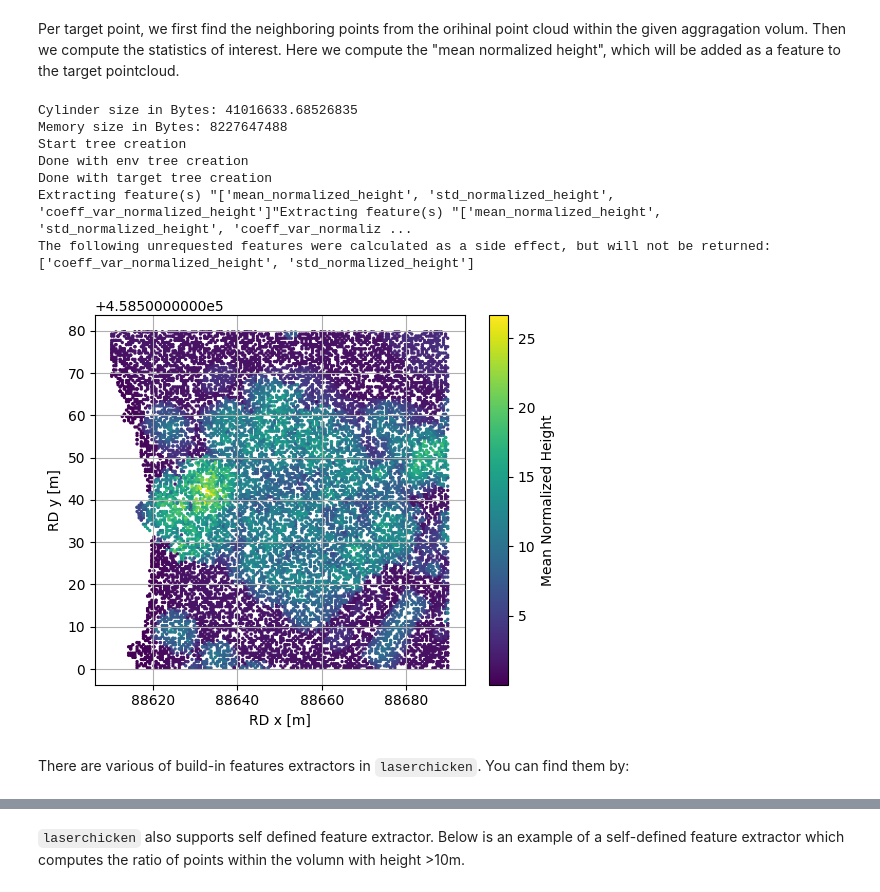
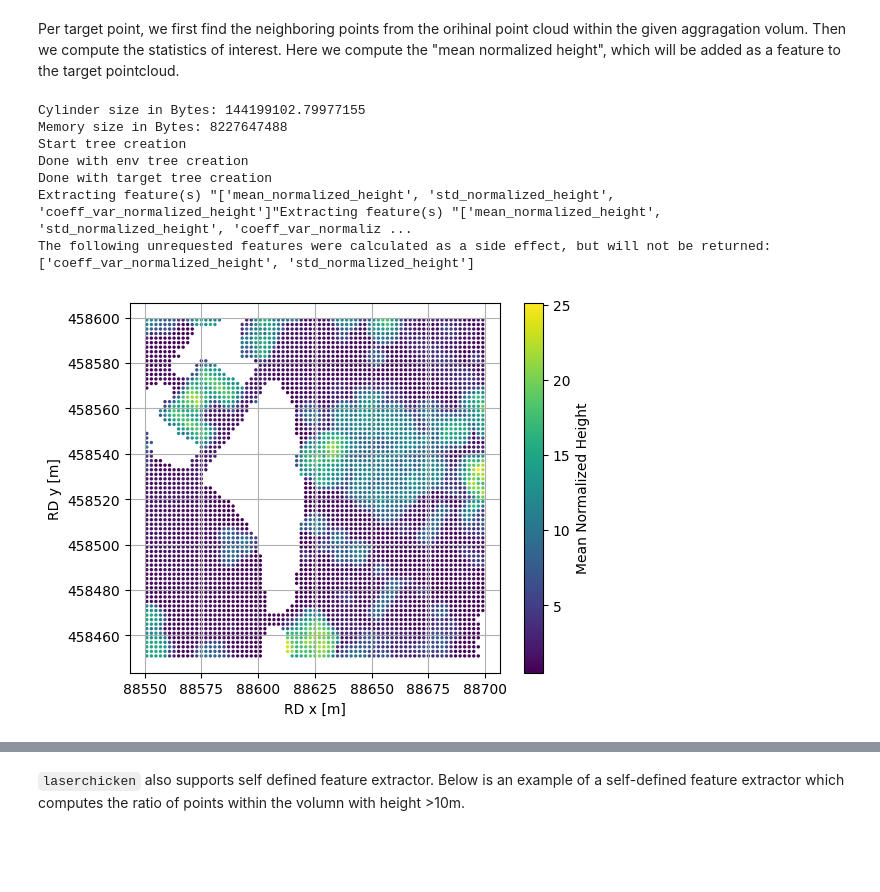
Before and after one commit to eEcoLiDAR/tutorial_ecolidar, a Jupyter notebook: notebooks/laserchiken.ipynb, the cells around one changed output, grey strips where cells are left out. Cells and saved outputs as stored; diff of their text form; code cells hidden in the pictures; blank space fills up the shorter version.

Commit message:
update the laserchicken notebook

```diff
--- a/notebooks/laserchiken.ipynb
+++ b/notebooks/laserchiken.ipynb
@@ -58,0 +59,5 @@ First of all, we would like to crop the data to the actual area of interest. Thi
+# %%
+pc_simple = lc.load('../data/AHN3.las', attributes = ['x', 'y', 'z'])
+z, = lc.utils.get_features(pc_simple, ['z'])
+print("Loaded features: {}".format(pc_simple['vertex'].keys()))
+print("Total number of points: {}".format(z.shape[0]))
@@ -82,0 +126,15 @@ Our goal is to understand the statistics of the pointcloud in some certain clust
+# %%
+from laserchicken.filter import select_above, select_below
+
+# Assume all points with normalized height below the threshold should be ground points.
+height_thres = 0.5
+
+# Filtering
+pc_ground = select_below(pc, 'normalized_height', height_thres)
+pc_non_ground = select_above(pc, 'normalized_height', height_thres)
+
+# Inspection
+nh_ground, = lc.utils.get_features(pc_ground, ['normalized_height'])
+nh_non_ground, = lc.utils.get_features(pc_non_ground, ['normalized_height'])
+print("Groud points norm-height range: {} - {}".format(nh_ground.min(), nh_ground.max()))
+print("Non groud points norm-height range: {} - {}".format(nh_non_ground.min(), nh_non_ground.max()))
@@ -83,17 +179,15 @@ Our goal is to understand the statistics of the pointcloud in some certain clust
 # %%
-from laserchicken import keys
-
 # Resolution of the target pointcloud, in meter
-resolution = 0.5
+resolution = 2
 
 # Define the grid system
-x = np.arange(west, east, resolution) + resolution/2.
-y = np.arange(south, north, resolution) + resolution/2.
+pcx, pcy = lc.utils.get_features(pc_non_ground, ['x', 'y'])
+x = np.arange(pcx.min(), pcx.max(), resolution) + resolution/2.
+y = np.arange(pcy.min(), pcy.max(), resolution) + resolution/2.
 xv, yv = np.meshgrid(x, y)
 
-# Genrate target pointcloud
-targets = {keys.point: {'x': {'type': 'float64', 'data': xv.flatten()},
-                        'y': {'type': 'float64', 'data': yv.flatten()},
-                        'z': {'type': 'float64', 'data': np.zeros_like(xv.flatten())}},
-           keys.point_cloud: {},
-           keys.provenance: []}
+# Create target points:
+targets = lc.utils.create_point_cloud(x = xv.flatten(),
+                            y = yv.flatten(),
+                            z = np.zeros_like(xv.flatten()))
+targets
@@ -111,17 +213,15 @@ Per target point, we first find the neighboring points from the orihinal point c
 # %%
 from laserchicken import compute_neighborhoods, compute_features
 
-neighborhoods = compute_neighborhoods(pc, targets, volume)
-compute_features(pc, neighborhoods, targets, ['mean_normalized_height'], volume)
+neighborhoods = compute_neighborhoods(pc_non_ground, targets, volume)
+compute_features(pc_non_ground, neighborhoods, targets, ['mean_normalized_height'], volume)
 visualize_pc(targets, col='mean_normalized_height', clabel='Mean Normalized Height', pointsize=2)
 # %% [output]
-Cylinder size in Bytes: 41016633.68526835
+Cylinder size in Bytes: 144199102.79977155
 Memory size in Bytes: 8227647488
 Start tree creation
 Done with env tree creation
 Done with target tree creation
 Extracting feature(s) "['mean_normalized_height', 'std_normalized_height', 'coeff_var_normalized_height']"Extracting feature(s) "['mean_normalized_height', 'std_normalized_height', 'coeff_var_normaliz ...
 The following unrequested features were calculated as a side effect, but will not be returned: ['coeff_var_normalized_height', 'std_normalized_height']
-[figure, old version]
+[figure, new version]
-# %% [markdown]
-There are various of build-in features extractors in `laserchicken`. You can find them by:
```
Also changed, not shown: parts of 30 cells of this notebook, 1 other file.
